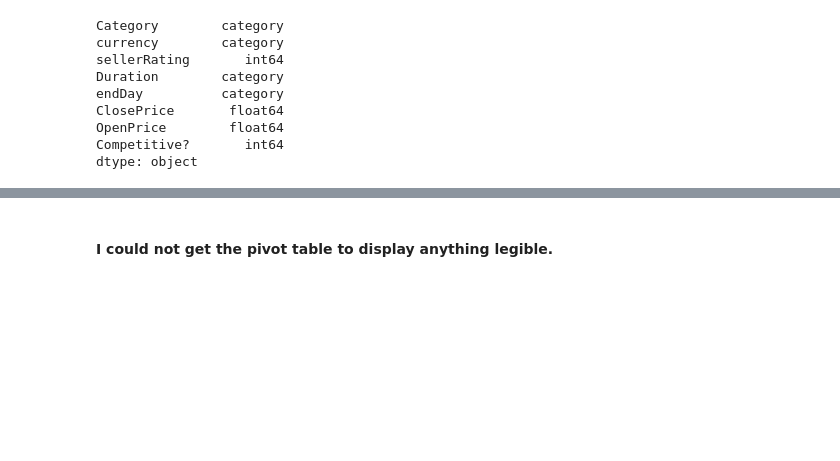
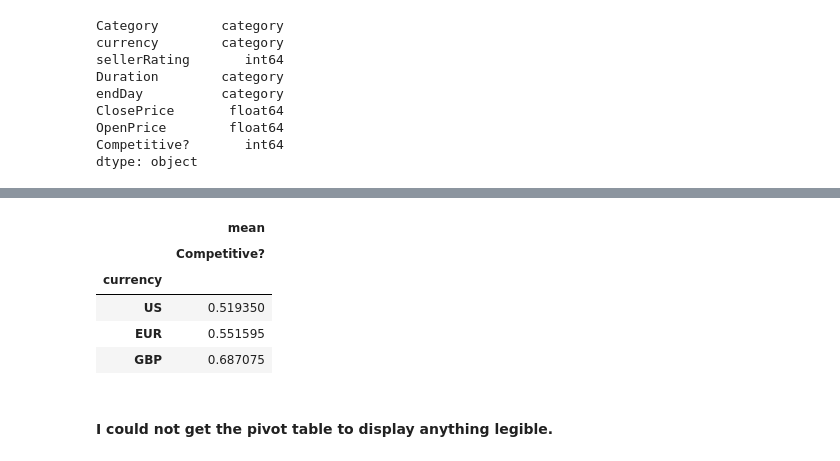
Before and after one commit to wolfesamk/MSBA-207, a Jupyter notebook: Homework/MSBA 207 Chapter 10A.ipynb, the cells around one changed output, grey strips where cells are left out. Saved outputs shown, nothing was run; the diff lists cells and outputs as text; code cells hidden in the pictures; blank space fills up the shorter version.

```diff
--- a/Homework/MSBA 207 Chapter 10A.ipynb
+++ b/Homework/MSBA 207 Chapter 10A.ipynb
@@ -212,3 +180,13 @@ table
+# %%
+table2 = pd.pivot_table(ebay_df, index=['currency'], values='Competitive?', aggfunc=[np.mean]).sort_values(by=[('mean','Competitive?')])
+table2
+# %% [output]
+|  | mean |
+|  | Competitive? |
+| currency |  |
+| US | 0.519350 |
+| EUR | 0.551595 |
+| GBP | 0.687075 |
 # %% [markdown]
 #### I could not get the pivot table to display anything legible.
 # %%
```
Also changed, not shown: parts of 25 cells of this notebook, 1 other file.
